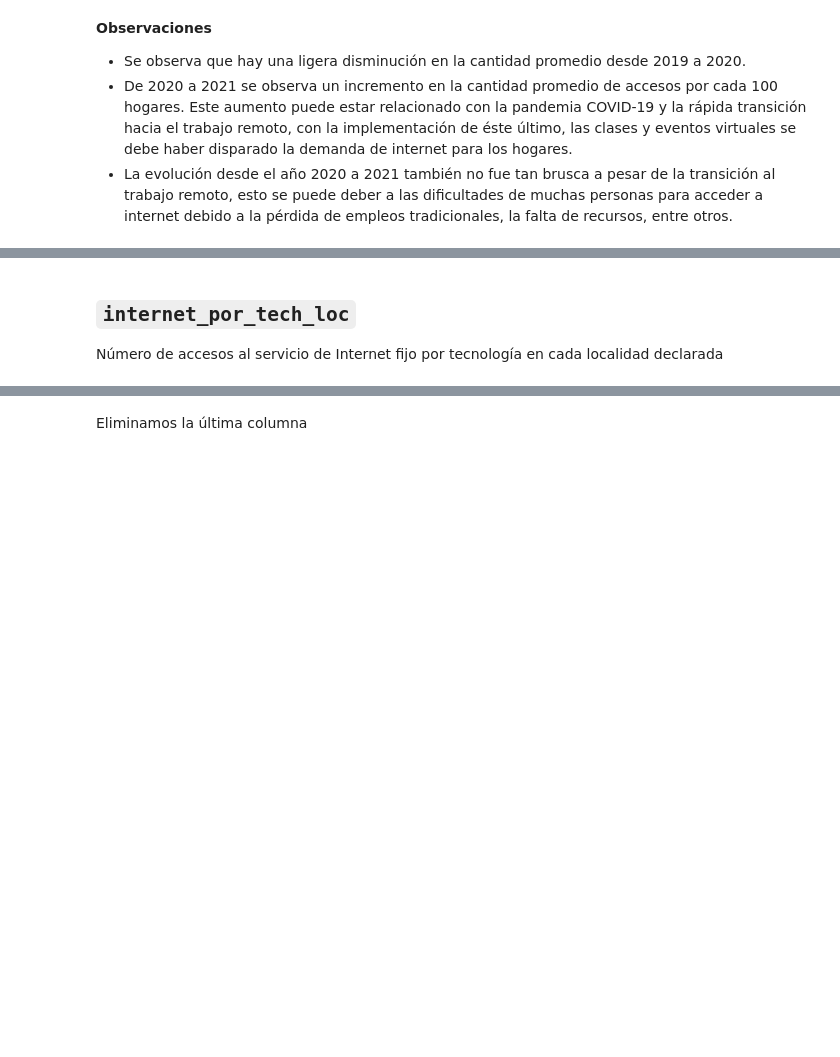
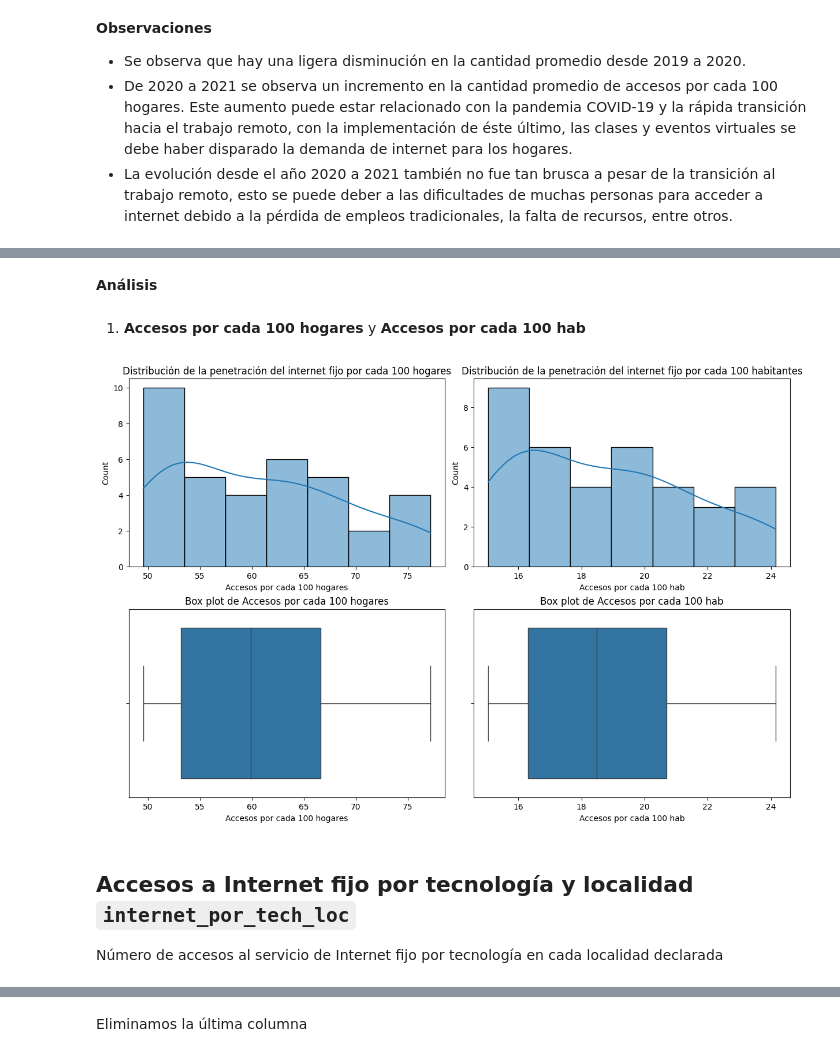
Before and after one commit to PedroLiLL/Telecommunications-Data-Analysis, a Jupyter notebook: EDA.ipynb, the cells around one changed output, grey strips where cells are left out. Drawn from its saved outputs; the diff is of its cells as text; code cells hidden in the pictures; blank space fills up the shorter version.

```diff
--- a/EDA.ipynb
+++ b/EDA.ipynb
@@ -176,0 +181,3 @@ plt.show()
+# %%
+penetracion_internet_fijo = pd.read_csv('../Telecommunications-Data-Analysis/Original datasets/2-Internet_Penetracion.csv')
+penetracion_internet_fijo.head()
@@ -176,0 +208,11 @@ plt.show()
+# %%
+# Reemplazamos las comas por puntos para que el método de conversión no encuentre errores
+penetracion_internet_fijo['Accesos por cada 100 hogares'] = penetracion_internet_fijo['Accesos por cada 100 hogares'].str.replace(',', '.')
+penetracion_internet_fijo['Accesos por cada 100 hab'] = penetracion_internet_fijo['Accesos por cada 100 hab'].str.replace(',', '.')
+
+# Convertimos la columna a numérico
+penetracion_internet_fijo['Accesos por cada 100 hogares'] = pd.to_numeric(penetracion_internet_fijo['Accesos por cada 100 hogares'])
+penetracion_internet_fijo['Accesos por cada 100 hab'] = pd.to_numeric(penetracion_internet_fijo['Accesos por cada 100 hab'])
+
+#mostramos la información actualizada
+penetracion_internet_fijo.info()
@@ -177,4 +246,26 @@ plt.show()
+# %% [markdown]
+**Análisis**
+# %% [markdown]
+1. **Accesos por cada 100 hogares** y **Accesos por cada 100 hab**
+# %%
+fig, axes = plt.subplots(2, 2, figsize = (12, 8), constrained_layout = True)
+
+# Histograma y boxplot de la columna 'Accesos por cada 100 hogares'
+sns.histplot(data = penetracion_internet_fijo, x = 'Accesos por cada 100 hogares', kde = True, ax = axes[0,0])
+ax = axes[0,0].set_title('Distribución de la penetración del internet fijo por cada 100 hogares')
+sns.boxplot(data = penetracion_internet_fijo, x='Accesos por cada 100 hogares', linewidth = 1, ax = axes[1,0])
+axes[1,0].set_title('Box plot de Accesos por cada 100 hogares')
+# Histograma y boxplot de la columna 'Accesos por cada 100 hab'
+sns.histplot(data = penetracion_internet_fijo, x='Accesos por cada 100 hab', kde = True, ax = axes[0,1])
+axes[0,1].set_title('Distribución de la penetración del internet fijo por cada 100 habitantes')
+sns.boxplot(data = penetracion_internet_fijo, x='Accesos por cada 100 hab', linewidth = 1, ax = axes[1,1])
+axes[1,1].set_title('Box plot de Accesos por cada 100 hab')
+
+# Mostrar grafico completo
+plt.show()
+# %% [output]
+[figure, added]
 # %% [markdown]
-## **`internet_por_tech_loc`**
+## Accesos a Internet fijo por tecnología y localidad **`internet_por_tech_loc`**
 Número de accesos al servicio de Internet fijo por tecnología en cada localidad declarada
 # %%
```
Also changed, not shown: parts of 36 cells of this notebook, 15 other files.
